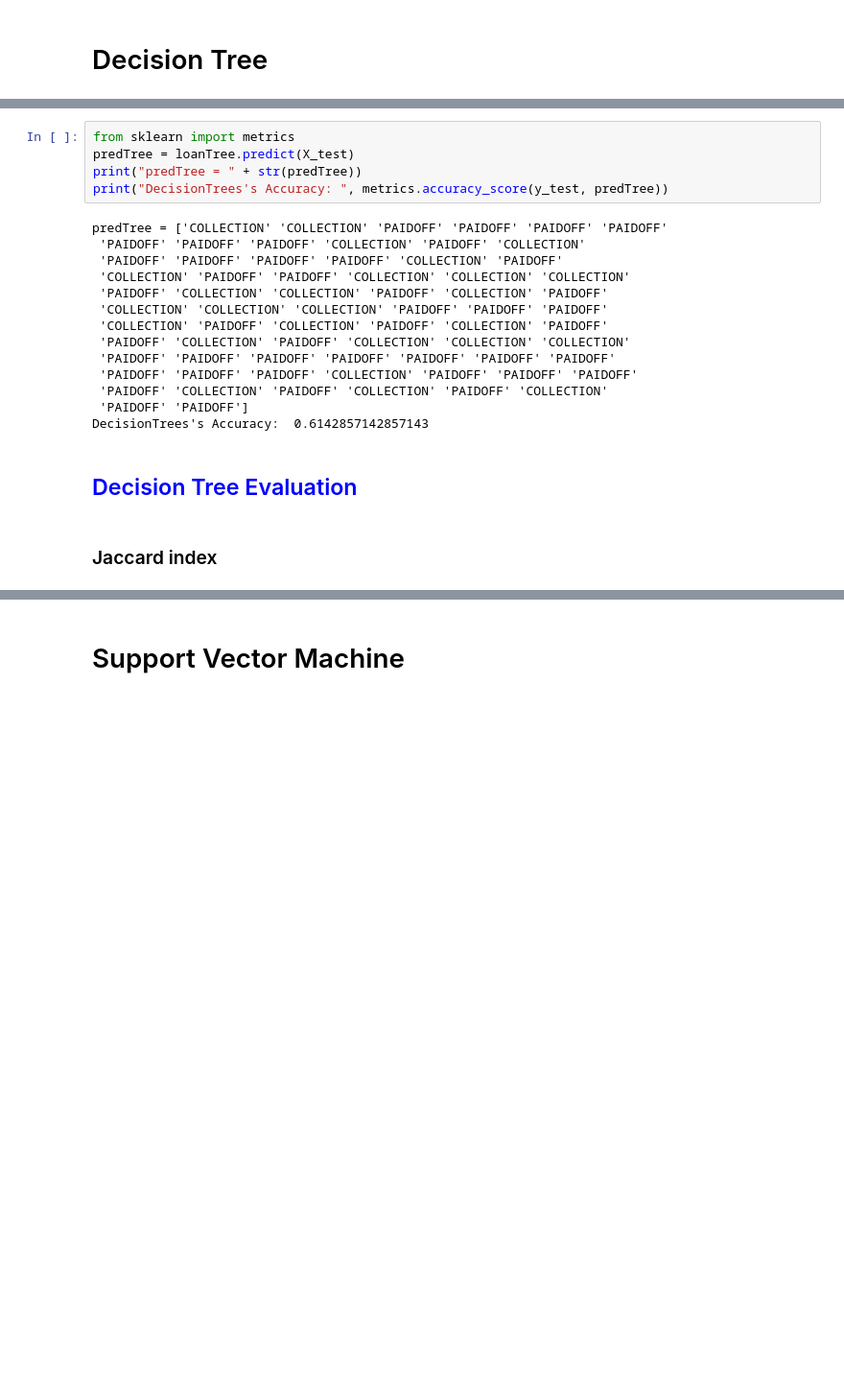
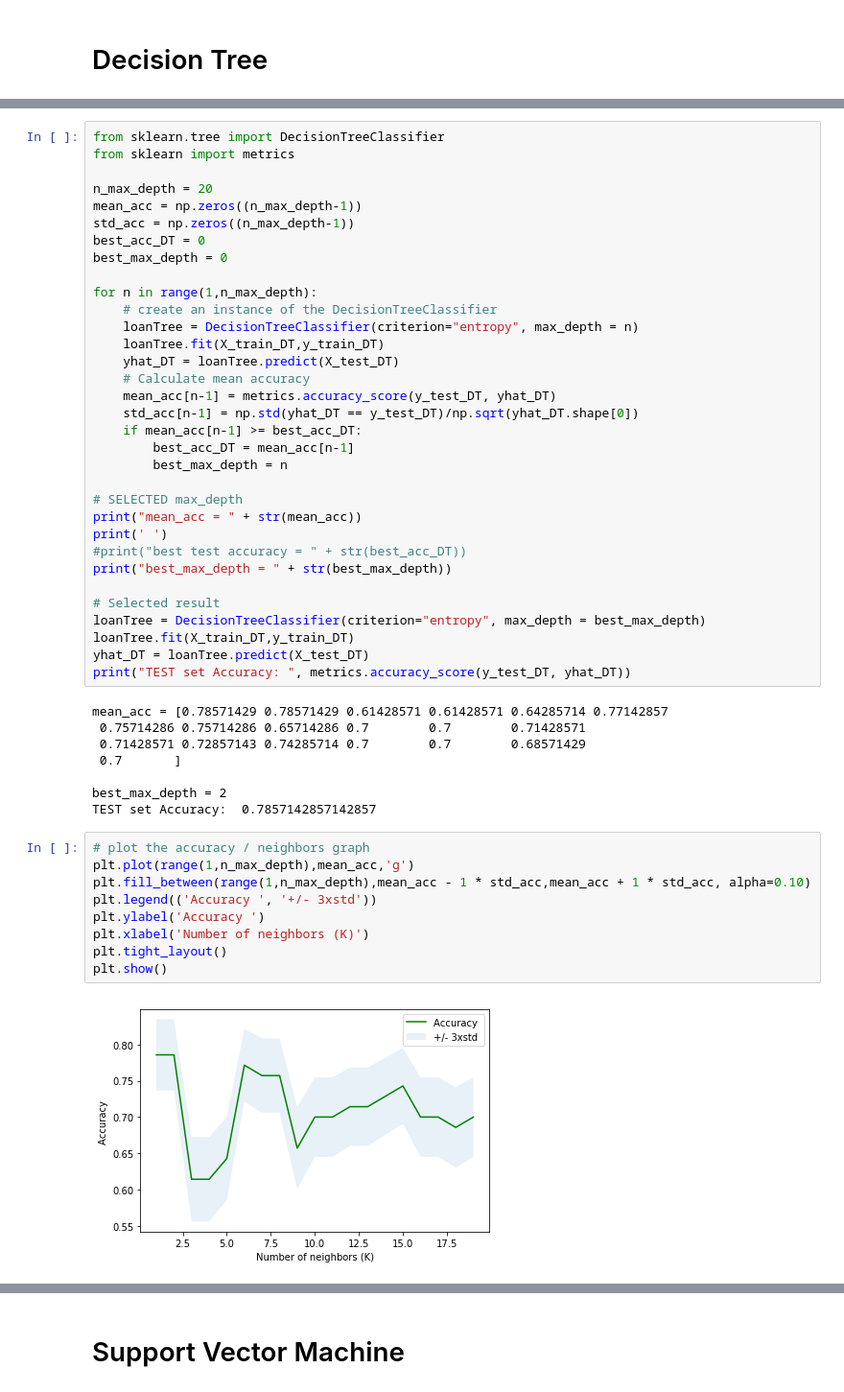
Before and after one commit to gezamboni/IBM-Machine-Learning, a Jupyter notebook: GEZ-Notebook.ipynb, the cells around one changed output, grey strips where cells are left out. Shown at 96% size. Cells and saved outputs as stored; diff of their text form; blank space fills up the shorter version.

```diff
--- a/GEZ-Notebook.ipynb
+++ b/GEZ-Notebook.ipynb
@@ -540,25 +367,54 @@ DecisionTreeClassifier(class_weight=None, criterion='entropy', max_depth=4,
-# %%
-from sklearn import metrics
-predTree = loanTree.predict(X_test)
-print("predTree = " + str(predTree))
-print("DecisionTrees's Accuracy: ", metrics.accuracy_score(y_test, predTree))
-# %% [output]
-predTree = ['COLLECTION' 'COLLECTION' 'PAIDOFF' 'PAIDOFF' 'PAIDOFF' 'PAIDOFF'
- 'PAIDOFF' 'PAIDOFF' 'PAIDOFF' 'COLLECTION' 'PAIDOFF' 'COLLECTION'
- 'PAIDOFF' 'PAIDOFF' 'PAIDOFF' 'PAIDOFF' 'COLLECTION' 'PAIDOFF'
- 'COLLECTION' 'PAIDOFF' 'PAIDOFF' 'COLLECTION' 'COLLECTION' 'COLLECTION'
- 'PAIDOFF' 'COLLECTION' 'COLLECTION' 'PAIDOFF' 'COLLECTION' 'PAIDOFF'
- 'COLLECTION' 'COLLECTION' 'COLLECTION' 'PAIDOFF' 'PAIDOFF' 'PAIDOFF'
- 'COLLECTION' 'PAIDOFF' 'COLLECTION' 'PAIDOFF' 'COLLECTION' 'PAIDOFF'
- 'PAIDOFF' 'COLLECTION' 'PAIDOFF' 'COLLECTION' 'COLLECTION' 'COLLECTION'
- 'PAIDOFF' 'PAIDOFF' 'PAIDOFF' 'PAIDOFF' 'PAIDOFF' 'PAIDOFF' 'PAIDOFF'
- 'PAIDOFF' 'PAIDOFF' 'PAIDOFF' 'COLLECTION' 'PAIDOFF' 'PAIDOFF' 'PAIDOFF'
- 'PAIDOFF' 'COLLECTION' 'PAIDOFF' 'COLLECTION' 'PAIDOFF' 'COLLECTION'
- 'PAIDOFF' 'PAIDOFF']
-DecisionTrees's Accuracy:  0.6142857142857143
-# %% [markdown]
-<h2  style="color:blue">Decision Tree Evaluation</h2>
-# %% [markdown]
-<h3  style="color:black">Jaccard index</h2>
+# %%
+from sklearn.tree import DecisionTreeClassifier
+from sklearn import metrics
+
+n_max_depth = 20
+mean_acc = np.zeros((n_max_depth-1))
+std_acc = np.zeros((n_max_depth-1))
+best_acc_DT = 0
+best_max_depth = 0
+
+for n in range(1,n_max_depth):
+    # create an instance of the DecisionTreeClassifier
+    loanTree = DecisionTreeClassifier(criterion="entropy", max_depth = n)
+    loanTree.fit(X_train_DT,y_train_DT)
+    yhat_DT = loanTree.predict(X_test_DT)
+    # Calculate mean accuracy
+    mean_acc[n-1] = metrics.accuracy_score(y_test_DT, yhat_DT)
+    std_acc[n-1] = np.std(yhat_DT == y_test_DT)/np.sqrt(yhat_DT.shape[0])
+    if mean_acc[n-1] >= best_acc_DT:
+        best_acc_DT = mean_acc[n-1]
+        best_max_depth = n
+
+# SELECTED max_depth
+print("mean_acc = " + str(mean_acc))
+print(' ')
+#print("best test accuracy = " + str(best_acc_DT))
+print("best_max_depth = " + str(best_max_depth))
+
+# Selected result
+loanTree = DecisionTreeClassifier(criterion="entropy", max_depth = best_max_depth)
+loanTree.fit(X_train_DT,y_train_DT)
+yhat_DT = loanTree.predict(X_test_DT)
+print("TEST set Accuracy: ", metrics.accuracy_score(y_test_DT, yhat_DT))
+# %% [output]
+mean_acc = [0.78571429 0.78571429 0.61428571 0.61428571 0.64285714 0.77142857
+ 0.75714286 0.75714286 0.65714286 0.7        0.7        0.71428571
+ 0.71428571 0.72857143 0.74285714 0.7        0.7        0.68571429
+ 0.7       ]
+
+best_max_depth = 2
+TEST set Accuracy:  0.7857142857142857
+# %%
+# plot the accuracy / neighbors graph
+plt.plot(range(1,n_max_depth),mean_acc,'g')
+plt.fill_between(range(1,n_max_depth),mean_acc - 1 * std_acc,mean_acc + 1 * std_acc, alpha=0.10)
+plt.legend(('Accuracy ', '+/- 3xstd'))
+plt.ylabel('Accuracy ')
+plt.xlabel('Number of neighbors (K)')
+plt.tight_layout()
+plt.show()
+# %% [output]
+[figure, added]
 # %%
 from sklearn.metrics import jaccard_similarity_score
```
Also changed, not shown: parts of 81 cells of this notebook.
